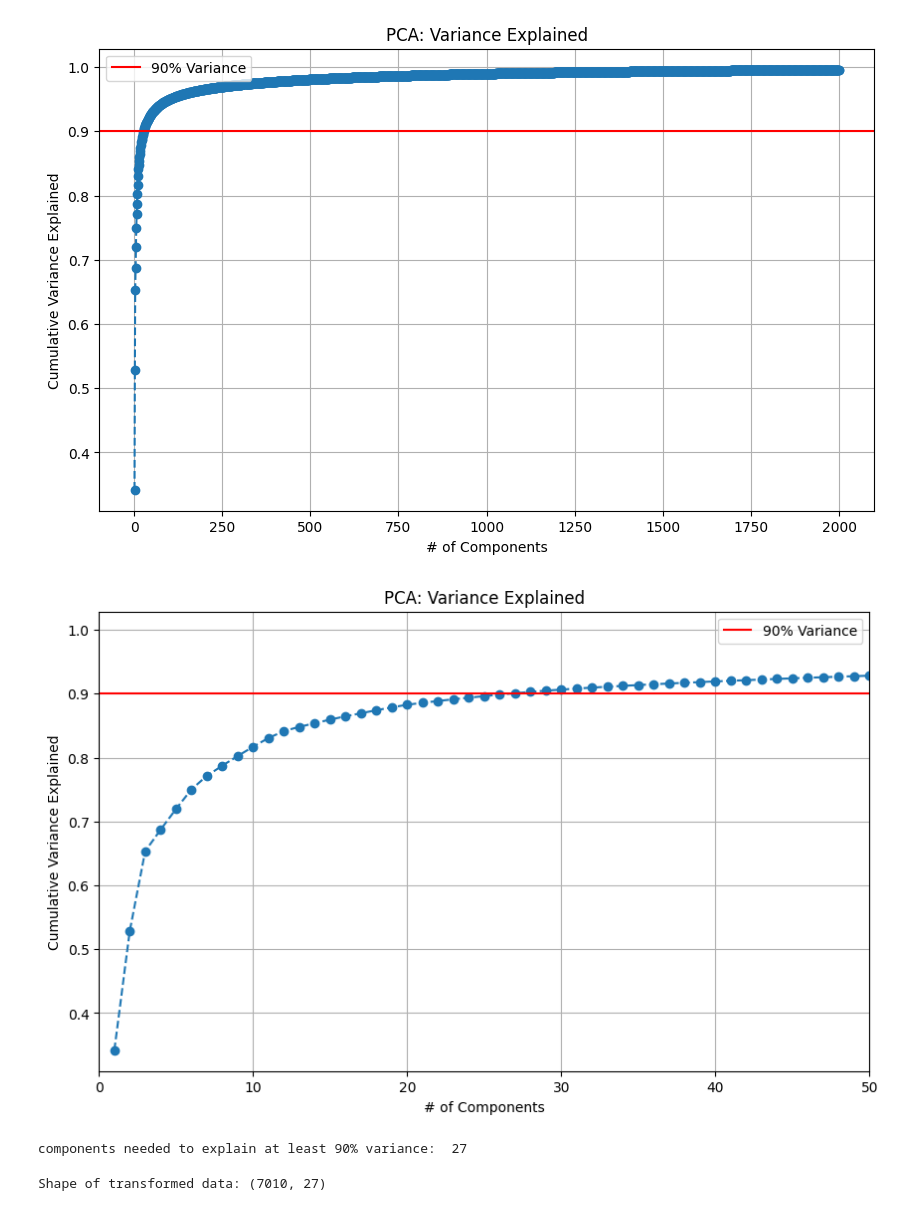
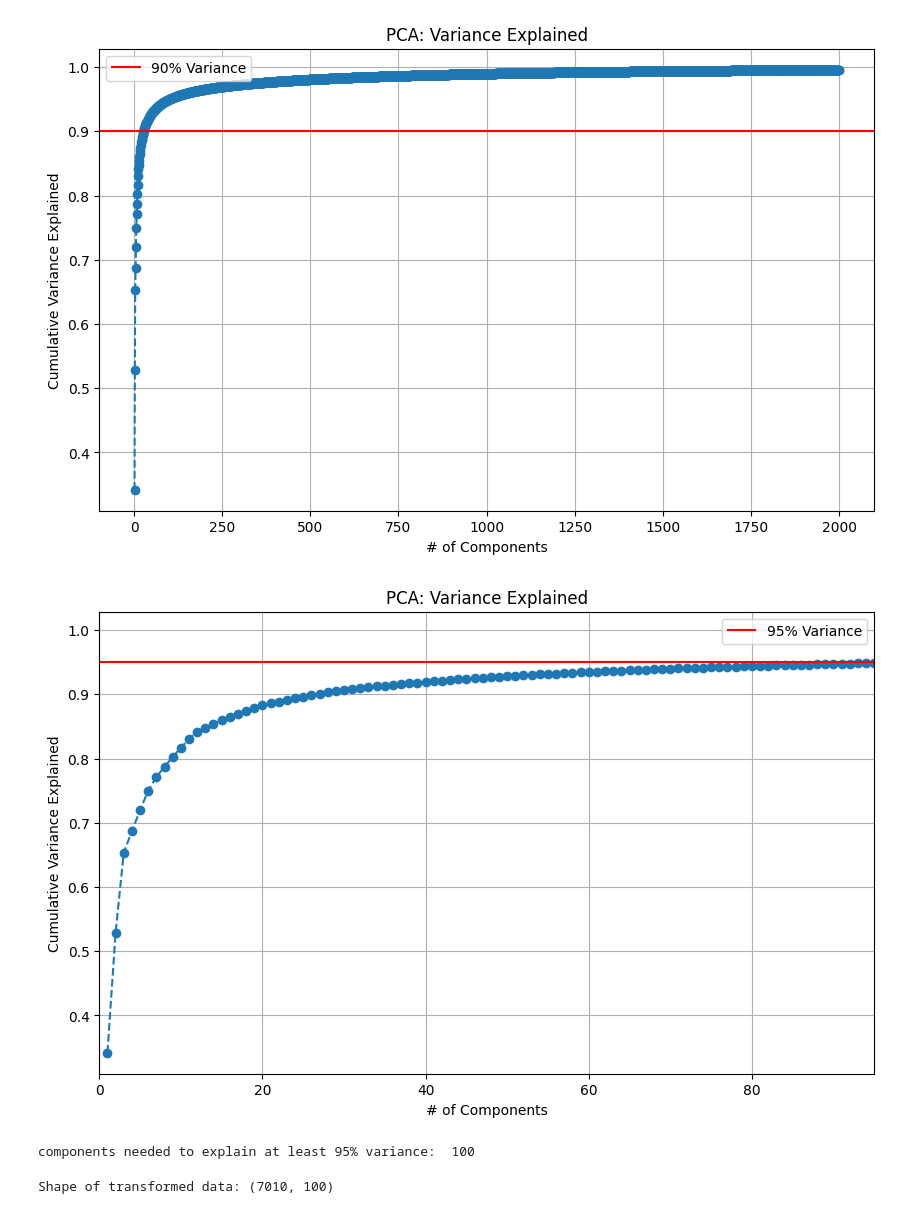
Before and after one commit to MarleaM/DeepLearningForSkinLesions, a Jupyter notebook: LargeDataPCA.ipynb, the cells around one changed output. Saved outputs shown, nothing was run; the diff lists cells and outputs as text; code cells hidden in the pictures.

Commit message:
reran on OGdata w/95% variance

```diff
--- a/LargeDataPCA.ipynb
+++ b/LargeDataPCA.ipynb
@@ -90,26 +90,26 @@ plt.show()
 # %%
 plt.figure(figsize=(10, 6))
 plt.plot(range(1, 2000 + 1), cumulative_variance[0:2000], marker='o', linestyle='--')
 plt.title('PCA: Variance Explained')
 plt.xlabel('# of Components')
-plt.xlim(0,50)
+plt.xlim(0,95)
 plt.ylabel('Cumulative Variance Explained')
 plt.grid(True)
-plt.axhline(y=0.90, color='r', linestyle='-', label='90% Variance') # threshold line
+plt.axhline(y=0.95, color='r', linestyle='-', label='95% Variance') # threshold line
 plt.legend()
 plt.show()
 # %% [output]
-[figure, old version]
+[figure, new version]
 # %%
-n_components_90 = np.argmax(cumulative_variance >= 0.90) + 1
-print("components needed to explain at least 90% variance: ", (n_components_90))
+n_components_95 = np.argmax(cumulative_variance >= 0.95) + 1
+print("components needed to explain at least 95% variance: ", (n_components_95))
 # %% [output]
-components needed to explain at least 90% variance:  27
+components needed to explain at least 95% variance:  100
 # %%
-pca_90 = PCA(n_components=n_components_90)
-X_pca_train = pca_90.fit_transform(X__train_scaled)
+pca_95 = PCA(n_components=n_components_95)
+X_pca_train = pca_95.fit_transform(X__train_scaled)
 print("Shape of transformed data:", X_pca_train.shape)
 # %% [output]
-Shape of transformed data: (7010, 27)
+Shape of transformed data: (7010, 100)
 # %%
 #Now we need to do PCA on all of the other X  (feature) sets
```
Also changed, not shown: parts of 2 cells of this notebook, 1 other file.
